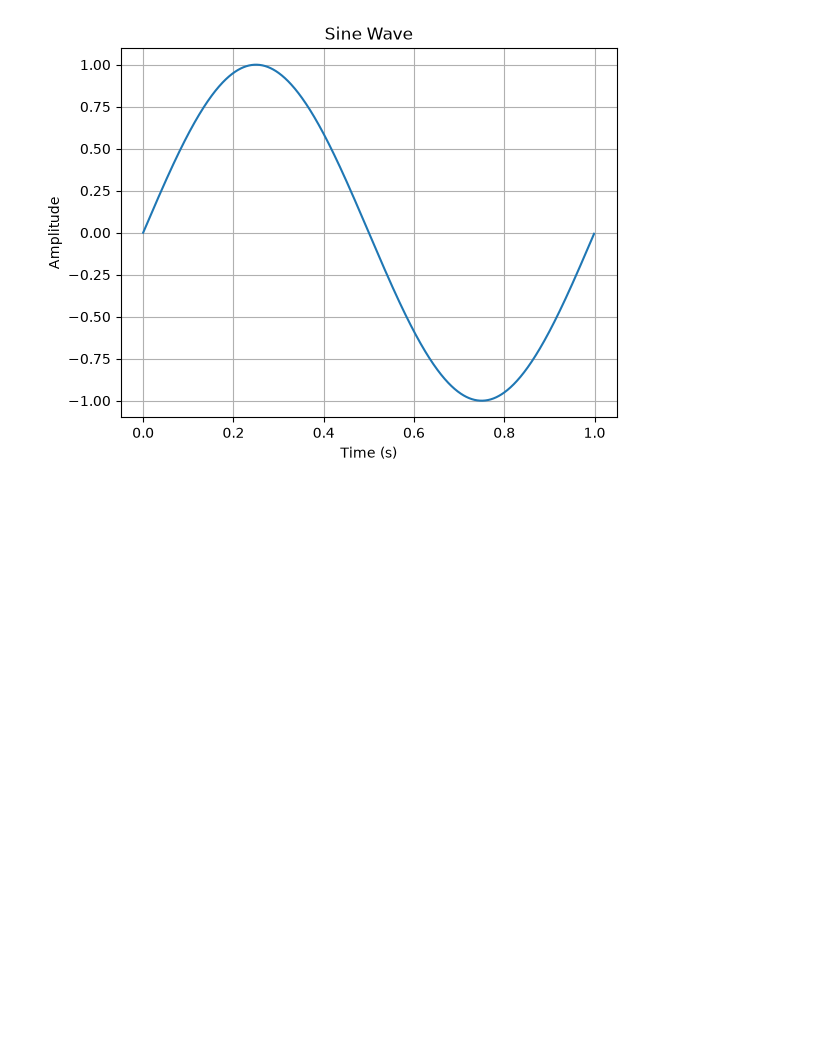
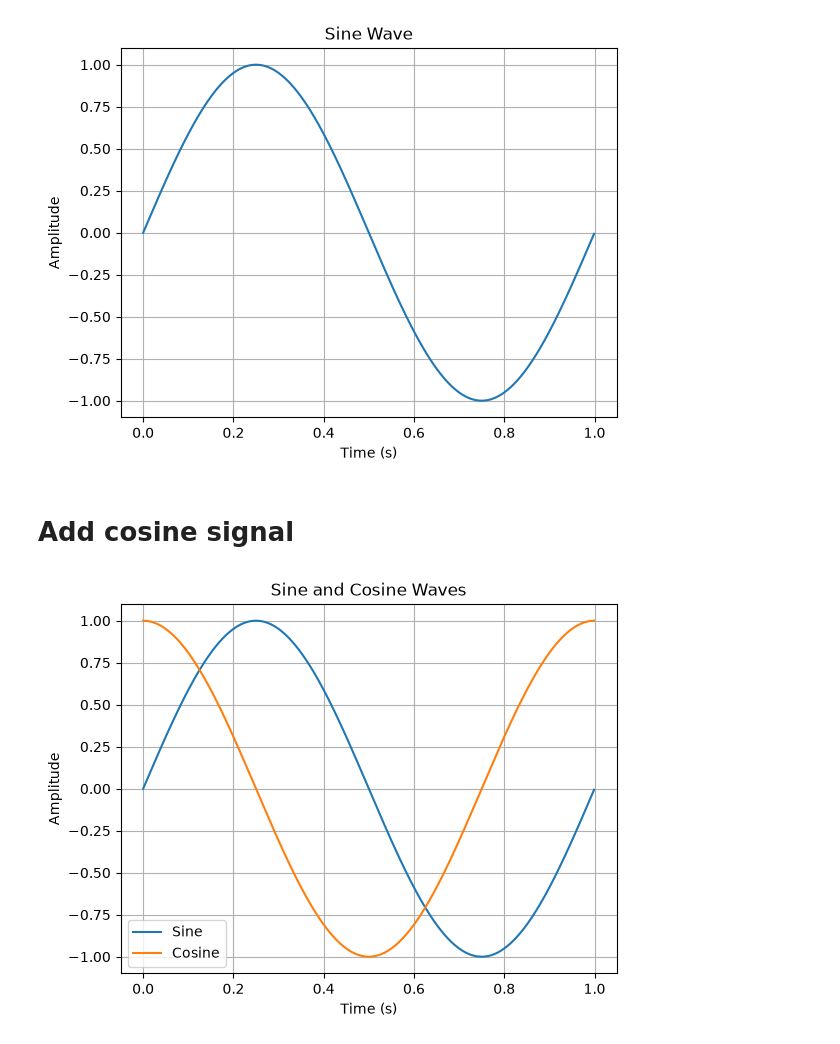
Before and after one commit to albatoulahmad/Series02-Python, a Jupyter notebook: python-series02.ipynb, the cells around one changed output. Cells and saved outputs as stored; diff of their text form; code cells hidden in the pictures; blank space fills up the shorter version.

```diff
--- a/python-series02.ipynb
+++ b/python-series02.ipynb
@@ -22,3 +31,20 @@ plt.savefig('sine_wave.png')
 plt.show()
 # %% [output]
 [figure]
+# %% [markdown]
+# Add cosine signal
+# %%
+c = np.cos(2*np.pi*t)
+# c is a numpy array that contains the cosine of 2πt, which represents the amplitude of the cosine wave at each time point.
+plt.plot(t, s, t, c)
+# plot both sine and cosine waves on the same graph
+plt.title('Sine and Cosine Waves')
+plt.xlabel('Time (s)')
+plt.ylabel('Amplitude')
+# add a legend to the plot
+plt.legend(['Sine', 'Cosine'])
+plt.grid()
+# save the plot as a PDF file
+plt.savefig('sine_cosine_waves.pdf')
+# %% [output]
+[figure, added]
```
Also changed, not shown: parts of 4 cells of this notebook, 1 other file.
